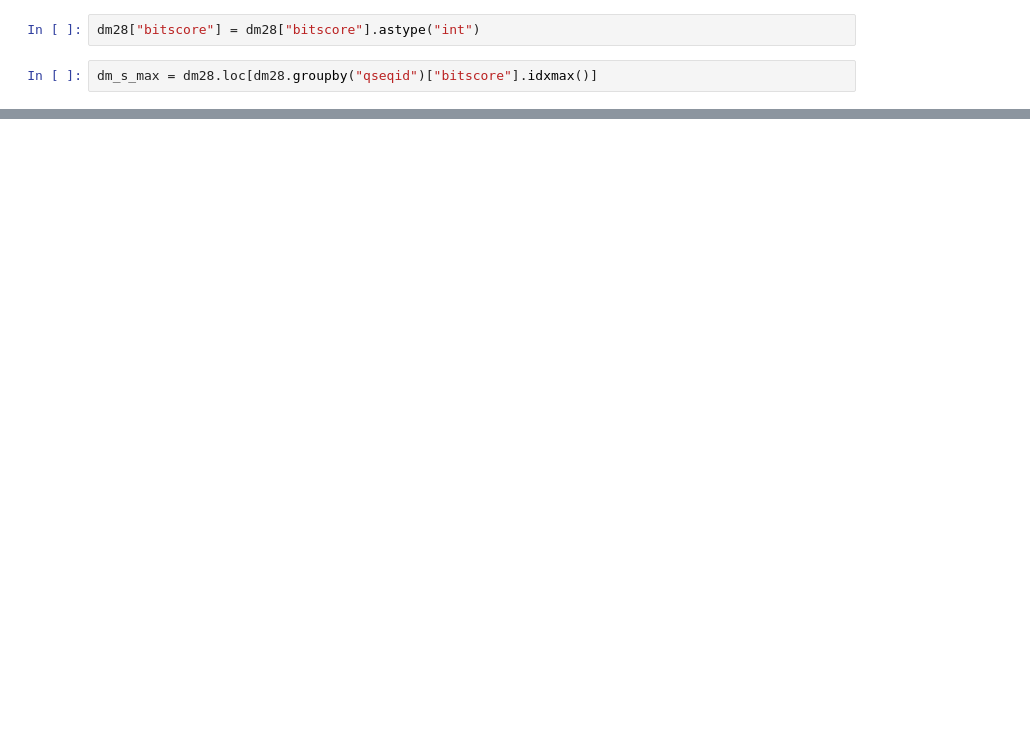
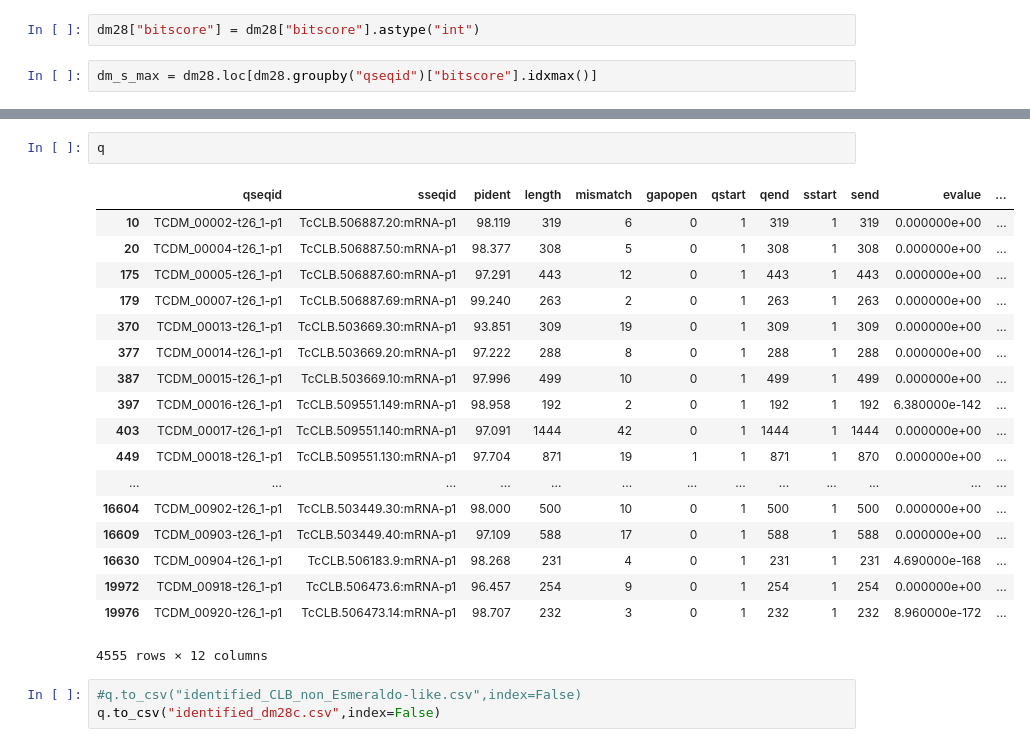
Before and after one commit to hilting/strain_mutation, a Jupyter notebook: data/homology_search/csv/parse_tcruzi.ipynb, the cells around one changed output, grey strips where cells are left out. Drawn from its saved outputs; the diff is of its cells as text; blank space fills up the shorter version.

```diff
--- a/data/homology_search/csv/parse_tcruzi.ipynb
+++ b/data/homology_search/csv/parse_tcruzi.ipynb
@@ -36,0 +65,24 @@ dm_s_max[dm_s_max["pident"] > 50]
+# %%
+q
+# %% [output]
+|  | qseqid | sseqid | pident | length | mismatch | gapopen | qstart | qend | sstart | send | evalue | ... |
+| 10 | TCDM_00002-t26_1-p1 | TcCLB.506887.20:mRNA-p1 | 98.119 | 319 | 6 | 0 | 1 | 319 | 1 | 319 | 0.000000e+00 | ... |
+| 20 | TCDM_00004-t26_1-p1 | TcCLB.506887.50:mRNA-p1 | 98.377 | 308 | 5 | 0 | 1 | 308 | 1 | 308 | 0.000000e+00 | ... |
+| 175 | TCDM_00005-t26_1-p1 | TcCLB.506887.60:mRNA-p1 | 97.291 | 443 | 12 | 0 | 1 | 443 | 1 | 443 | 0.000000e+00 | ... |
+| 179 | TCDM_00007-t26_1-p1 | TcCLB.506887.69:mRNA-p1 | 99.240 | 263 | 2 | 0 | 1 | 263 | 1 | 263 | 0.000000e+00 | ... |
+| 370 | TCDM_00013-t26_1-p1 | TcCLB.503669.30:mRNA-p1 | 93.851 | 309 | 19 | 0 | 1 | 309 | 1 | 309 | 0.000000e+00 | ... |
+| 377 | TCDM_00014-t26_1-p1 | TcCLB.503669.20:mRNA-p1 | 97.222 | 288 | 8 | 0 | 1 | 288 | 1 | 288 | 0.000000e+00 | ... |
+| 387 | TCDM_00015-t26_1-p1 | TcCLB.503669.10:mRNA-p1 | 97.996 | 499 | 10 | 0 | 1 | 499 | 1 | 499 | 0.000000e+00 | ... |
+| 397 | TCDM_00016-t26_1-p1 | TcCLB.509551.149:mRNA-p1 | 98.958 | 192 | 2 | 0 | 1 | 192 | 1 | 192 | 6.380000e-142 | ... |
+| 403 | TCDM_00017-t26_1-p1 | TcCLB.509551.140:mRNA-p1 | 97.091 | 1444 | 42 | 0 | 1 | 1444 | 1 | 1444 | 0.000000e+00 | ... |
+| 449 | TCDM_00018-t26_1-p1 | TcCLB.509551.130:mRNA-p1 | 97.704 | 871 | 19 | 1 | 1 | 871 | 1 | 870 | 0.000000e+00 | ... |
+| ... | ... | ... | ... | ... | ... | ... | ... | ... | ... | ... | ... | ... |
+| 16604 | TCDM_00902-t26_1-p1 | TcCLB.503449.30:mRNA-p1 | 98.000 | 500 | 10 | 0 | 1 | 500 | 1 | 500 | 0.000000e+00 | ... |
+| 16609 | TCDM_00903-t26_1-p1 | TcCLB.503449.40:mRNA-p1 | 97.109 | 588 | 17 | 0 | 1 | 588 | 1 | 588 | 0.000000e+00 | ... |
+| 16630 | TCDM_00904-t26_1-p1 | TcCLB.506183.9:mRNA-p1 | 98.268 | 231 | 4 | 0 | 1 | 231 | 1 | 231 | 4.690000e-168 | ... |
+| 19972 | TCDM_00918-t26_1-p1 | TcCLB.506473.6:mRNA-p1 | 96.457 | 254 | 9 | 0 | 1 | 254 | 1 | 254 | 0.000000e+00 | ... |
+| 19976 | TCDM_00920-t26_1-p1 | TcCLB.506473.14:mRNA-p1 | 98.707 | 232 | 3 | 0 | 1 | 232 | 1 | 232 | 8.960000e-172 | ... |
+4555 rows × 12 columns
+# %%
+#q.to_csv("identified_CLB_non_Esmeraldo-like.csv",index=False)
+q.to_csv("identified_dm28c.csv",index=False)
```
Also changed, not shown: parts of 7 cells of this notebook.
